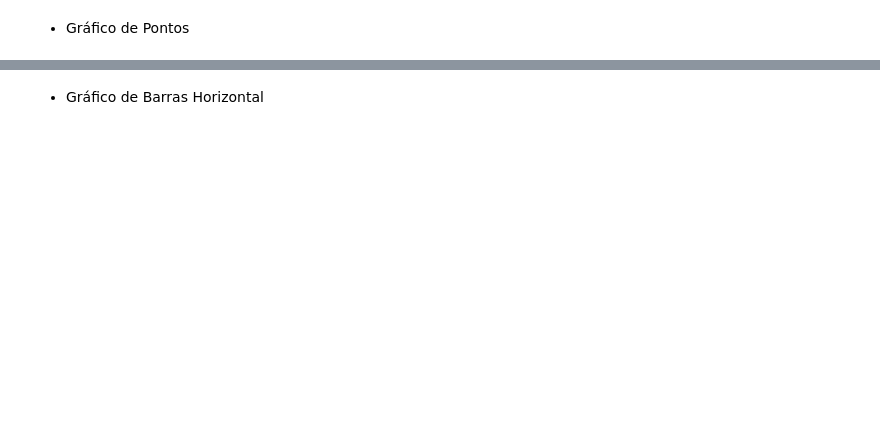
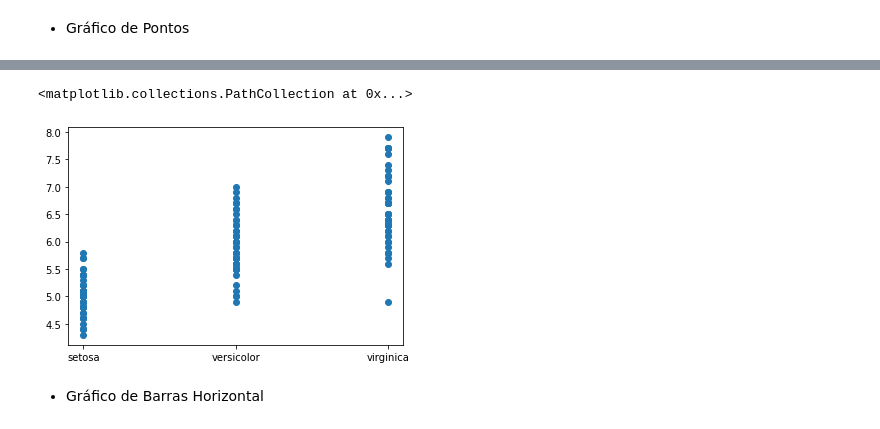
Before and after one commit to davialvesguerra/Matplotlib, a Jupyter notebook: Matplotlib.ipynb, the cells around one changed output, grey strips where cells are left out. Cells and saved outputs as stored; diff of their text form; code cells hidden in the pictures; blank space fills up the shorter version.

```diff
--- a/Matplotlib.ipynb
+++ b/Matplotlib.ipynb
@@ -20,2 +84,9 @@ plt.scatter(x,y)
+# %%
+##Mostrando um exemplo mais complexo
+
+plt.scatter(data.species,data.sepal_length)
+# %% [output]
+<matplotlib.collections.PathCollection at 0x...>
+[figure, added]
 # %% [markdown]
 * Gráfico de Barras Horizontal
```
Also changed, not shown: parts of 17 cells of this notebook.
